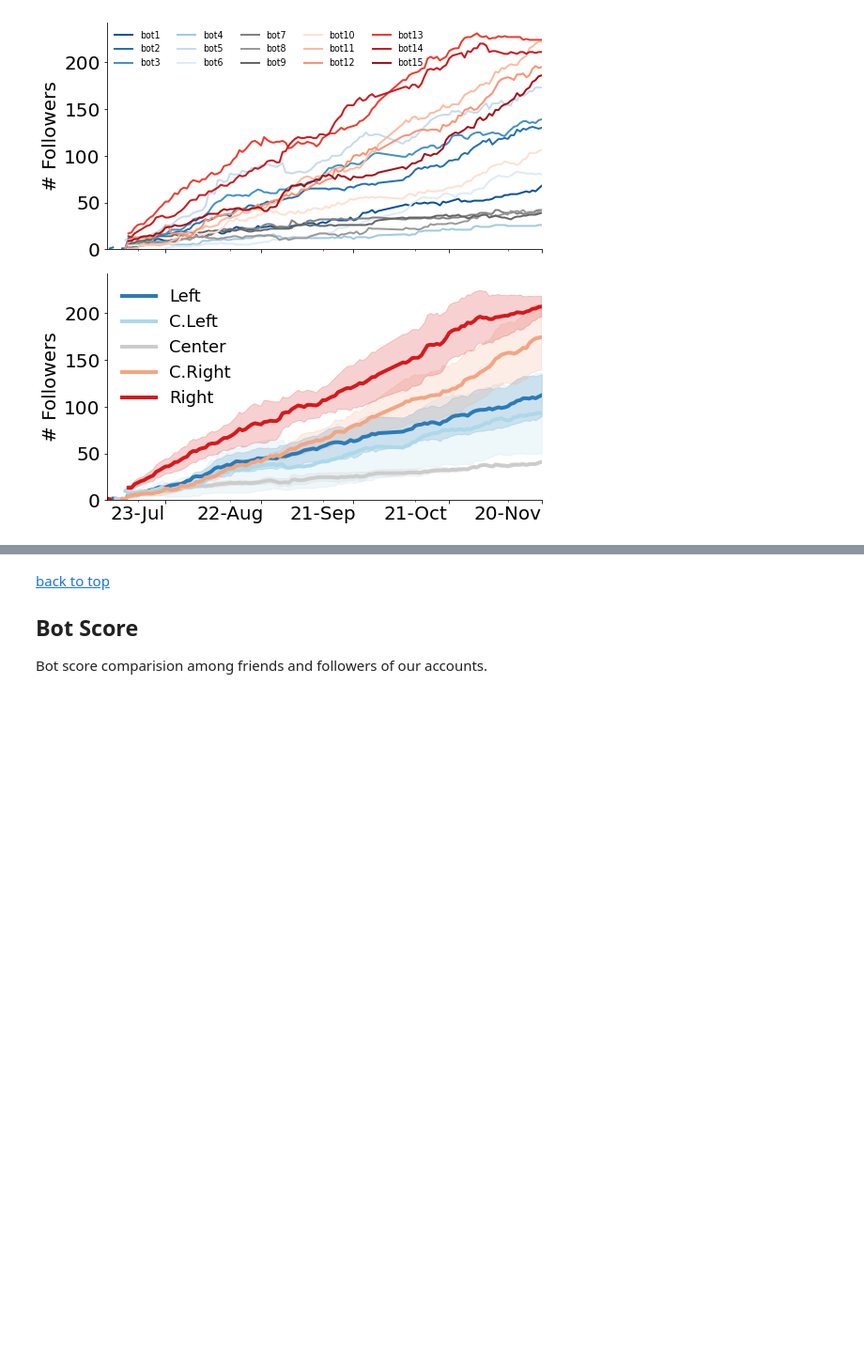
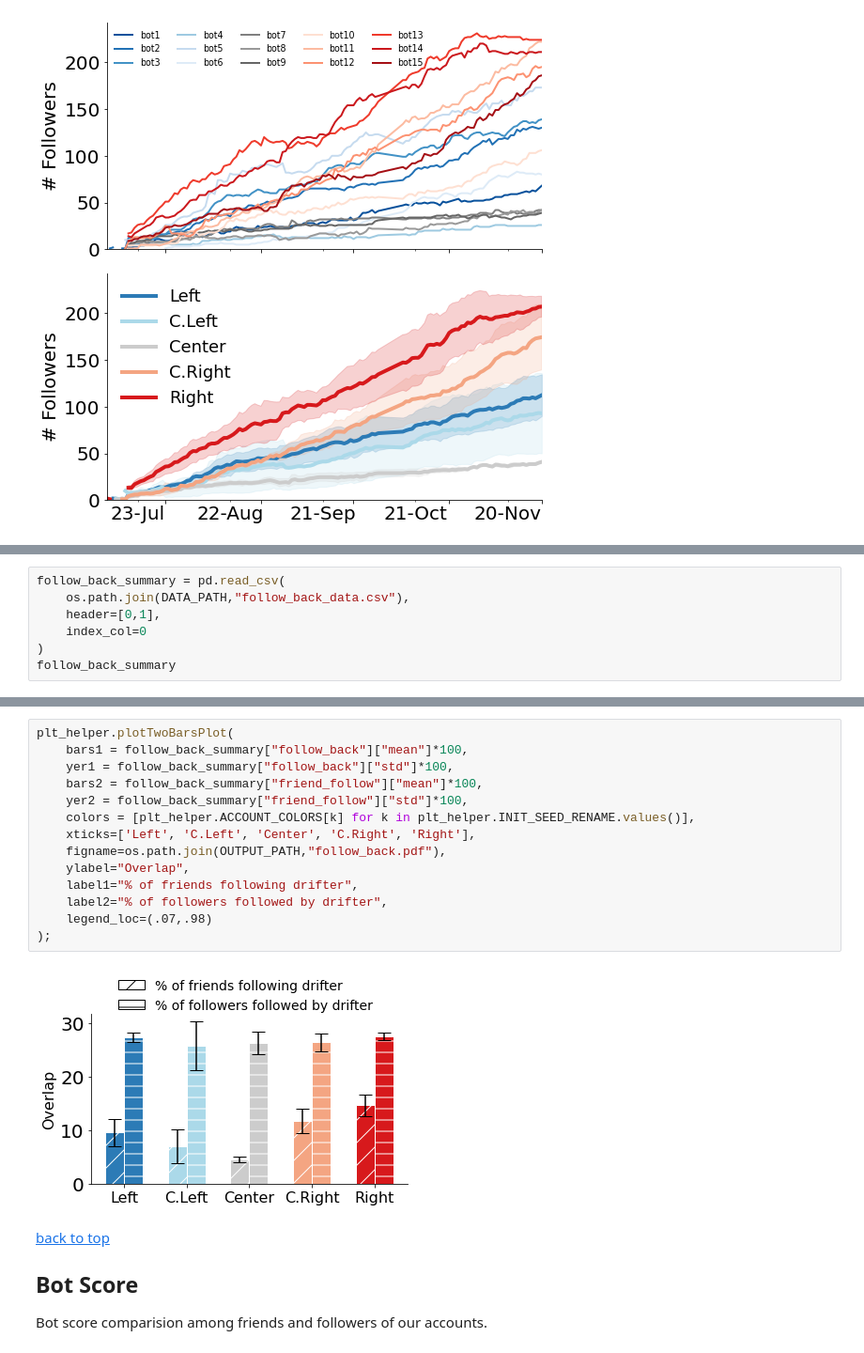
Before and after one commit to osome-iu/DrifterBot, a Jupyter notebook: exps/FinalPaperPlots.ipynb, the cells around one changed output, grey strips where cells are left out. Shown at 94% size. Drawn from its saved outputs; the diff is of its cells as text; blank space fills up the shorter version.

Commit message:
adding the new follow-back plot

```diff
--- a/exps/FinalPaperPlots.ipynb
+++ b/exps/FinalPaperPlots.ipynb
@@ -73,0 +79,7 @@ plt_helper.plot_bots_and_summary(
+# %%
+follow_back_summary = pd.read_csv(
+    os.path.join(DATA_PATH,"follow_back_data.csv"),
+    header=[0,1],
+    index_col=0
+)
+follow_back_summary
@@ -74,3 +103,19 @@ plt_helper.plot_bots_and_summary(
+# %%
+plt_helper.plotTwoBarsPlot(
+    bars1 = follow_back_summary["follow_back"]["mean"]*100,
+    yer1 = follow_back_summary["follow_back"]["std"]*100,
+    bars2 = follow_back_summary["friend_follow"]["mean"]*100,
+    yer2 = follow_back_summary["friend_follow"]["std"]*100,
+    colors = [plt_helper.ACCOUNT_COLORS[k] for k in plt_helper.INIT_SEED_RENAME.values()],
+    xticks=['Left', 'C.Left', 'Center', 'C.Right', 'Right'],
+    figname=os.path.join(OUTPUT_PATH,"follow_back.pdf"),
+    ylabel="Overlap",
+    label1="% of friends following drifter",
+    label2="% of followers followed by drifter",
+    legend_loc=(.07,.98)
+);
+# %% [output]
+[figure, added]
 # %% [markdown]
 [back to top](#top)
 <a id='botscore'></a>
```
Also changed, not shown: parts of 17 cells of this notebook, 2 other files.
